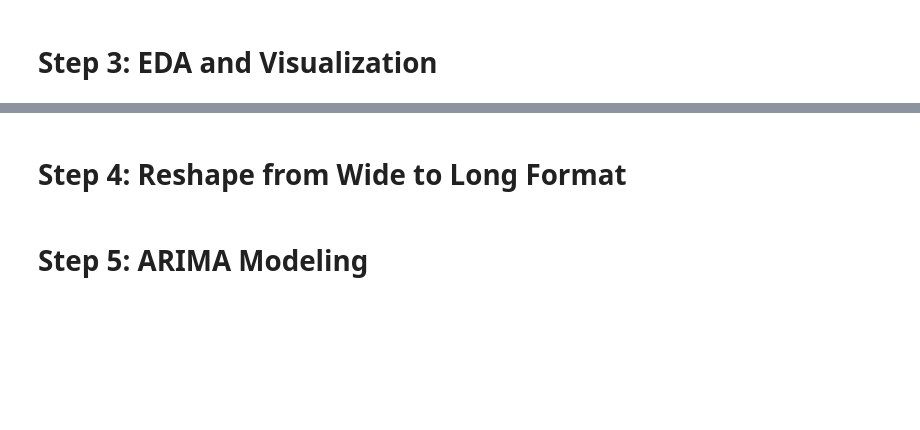
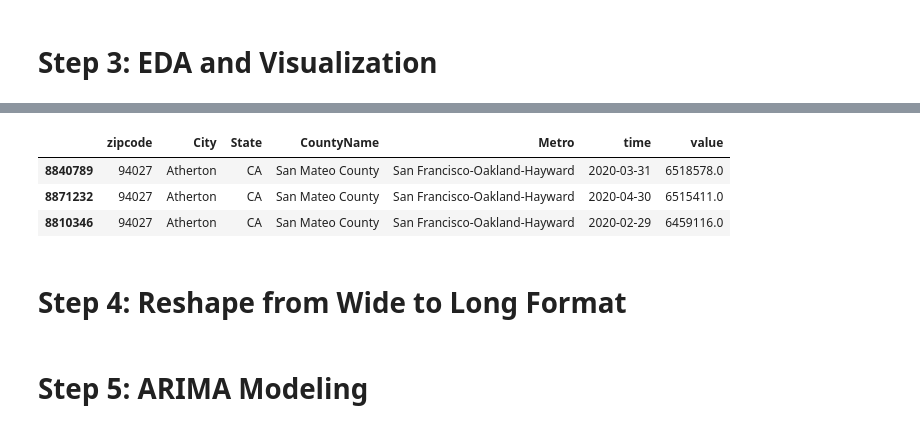
Before and after one commit to jrf6xh/Time-Series-Modeling, a Jupyter notebook: starter_notebook_CM.ipynb, the cells around one changed output, grey strips where cells are left out. Saved outputs shown, nothing was run; the diff lists cells and outputs as text; code cells hidden in the pictures; blank space fills up the shorter version.

```diff
--- a/starter_notebook_CM.ipynb
+++ b/starter_notebook_CM.ipynb
@@ -85,0 +159,2 @@ memory usage: 70.4+ MB
+# %%
+df.fillna('rural', inplace=True)
@@ -110,6 +187,0 @@ __Notes__
-# %%
-#rename RegionName to ZipCode
-df.rename(columns={'RegionName': 'zipcode'}, inplace=True)
-#drop RegionID
-df.drop(columns=['RegionID', 'RegionType', 'StateName', 'Metro', 'SizeRank'], inplace=True)
-df.head(2)
@@ -163,2 +187,0 @@ df.iloc[:,7:300]
-# %%
-df.iloc[:,7:300]= pd.to_datetime(df.iloc[:,7:300], format='%d/%m/%y')
@@ -181,0 +188,2 @@ Length: 300, dtype: int64
+# %%
+df['value'] = df['value'].astype('int')
@@ -193,3 +226,10 @@ ValueError: time data zipcode doesn't match format specified
+# %%
+df.nlargest(3, ['value'])
+# %% [output]
+|  | zipcode | City | State | CountyName | Metro | time | value |
+| 8840789 | 94027 | Atherton | CA | San Mateo County | San Francisco-Oakland-Hayward | 2020-03-31 | 6518578.0 |
+| 8871232 | 94027 | Atherton | CA | San Mateo County | San Francisco-Oakland-Hayward | 2020-04-30 | 6515411.0 |
+| 8810346 | 94027 | Atherton | CA | San Mateo County | San Francisco-Oakland-Hayward | 2020-02-29 | 6459116.0 |
 # %%
 font = {'family' : 'normal',
         'weight' : 'bold',
```
Also changed, not shown: parts of 23 cells of this notebook.
